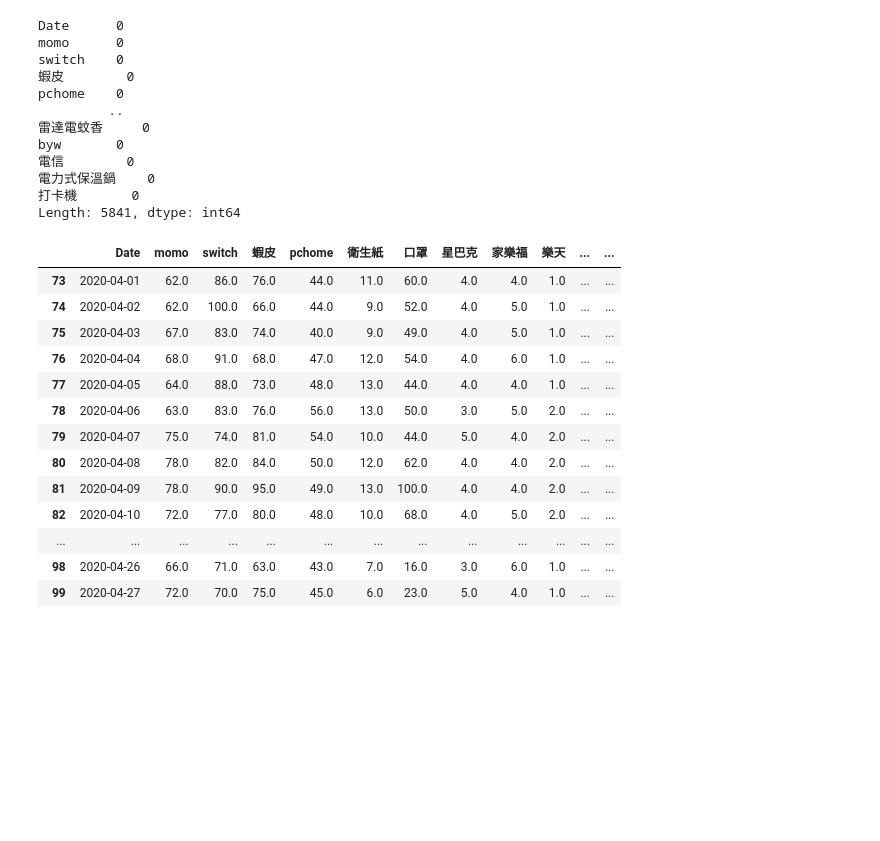
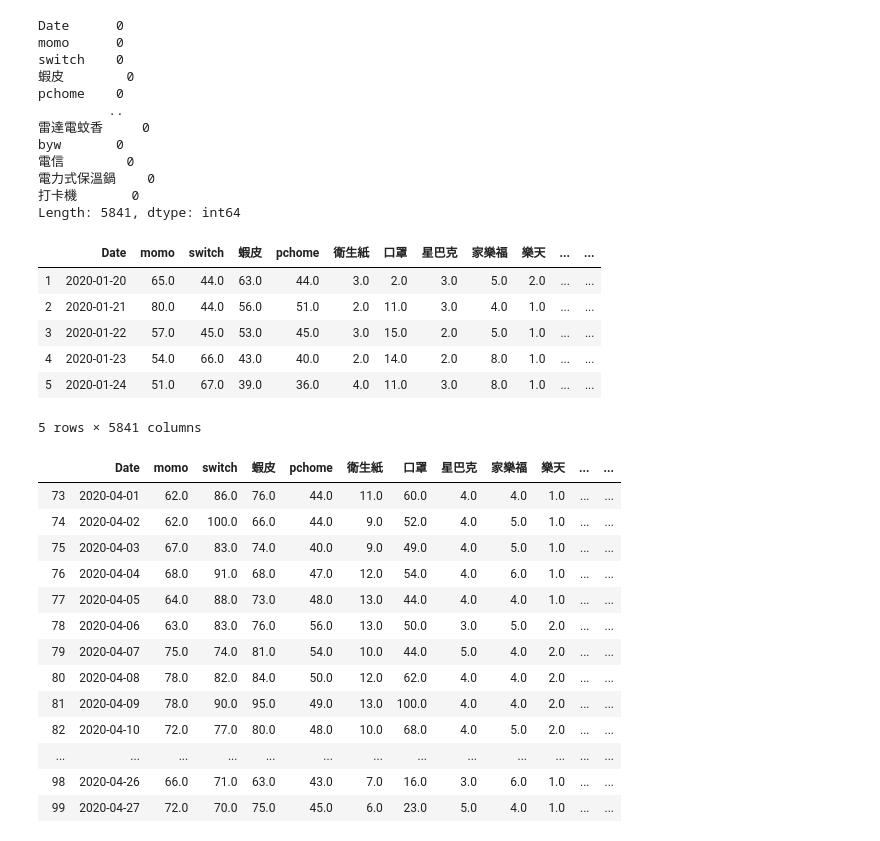
Before and after one commit to steven0323/Trend, a Jupyter notebook: Trend_Phase01.ipynb, the cells around one changed output. Saved outputs shown, nothing was run; the diff lists cells and outputs as text; code cells hidden in the pictures; blank space fills up the shorter version.

```diff
--- a/Trend_Phase01.ipynb
+++ b/Trend_Phase01.ipynb
@@ -218,6 +219,16 @@ byw       0
 Length: 5841, dtype: int64
 # %%
 df_train = df
+# %%
+df_train.head()
+# %% [output]
+|  | Date | momo | switch | 蝦皮 | pchome | 衛生紙 | 口罩 | 星巴克 | 家樂福 | 樂天 | ... | ... |
+| 1 | 2020-01-20 | 65.0 | 44.0 | 63.0 | 44.0 | 3.0 | 2.0 | 3.0 | 5.0 | 2.0 | ... | ... |
+| 2 | 2020-01-21 | 80.0 | 44.0 | 56.0 | 51.0 | 2.0 | 11.0 | 3.0 | 4.0 | 1.0 | ... | ... |
+| 3 | 2020-01-22 | 57.0 | 45.0 | 53.0 | 45.0 | 3.0 | 15.0 | 2.0 | 5.0 | 1.0 | ... | ... |
+| 4 | 2020-01-23 | 54.0 | 66.0 | 43.0 | 40.0 | 2.0 | 14.0 | 2.0 | 8.0 | 1.0 | ... | ... |
+| 5 | 2020-01-24 | 51.0 | 67.0 | 39.0 | 36.0 | 4.0 | 11.0 | 3.0 | 8.0 | 1.0 | ... | ... |
+5 rows × 5841 columns
 # %%
 df_train = df.drop(['Date'],axis=1)
 # %%
```
Also changed, not shown: parts of 4 cells of this notebook.
